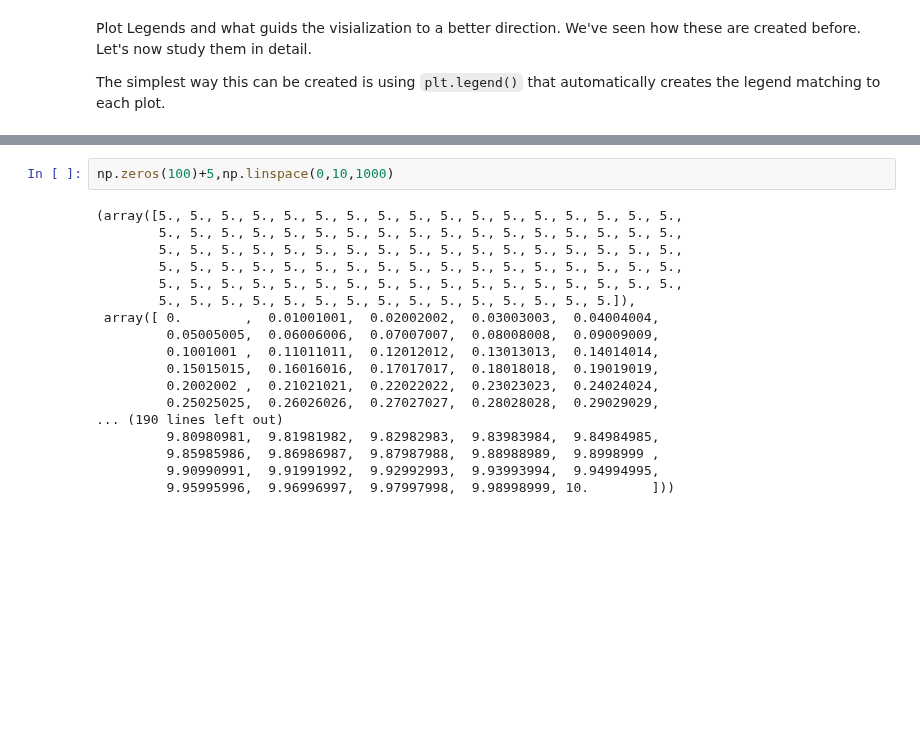
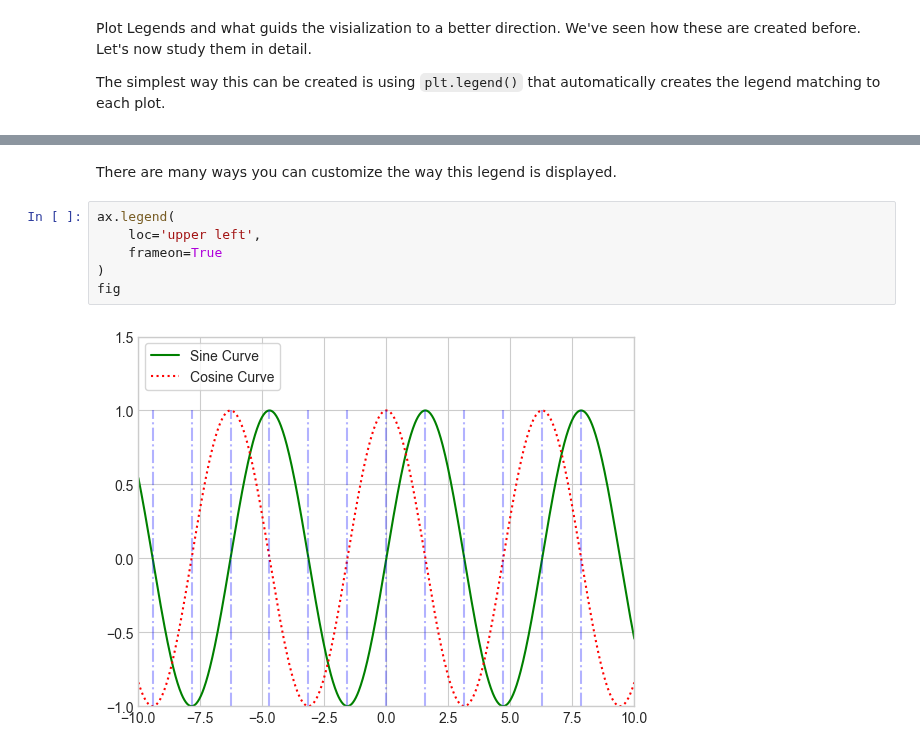
Before and after one commit to denis-james/Self-Learning, a Jupyter notebook: Matplotlib/6. Plot Legend Customization.ipynb, the cells around one changed output, grey strips where cells are left out. Saved outputs shown, nothing was run; the diff lists cells and outputs as text; blank space fills up the shorter version.

```diff
--- a/Matplotlib/6. Plot Legend Customization.ipynb
+++ b/Matplotlib/6. Plot Legend Customization.ipynb
@@ -23,20 +24,10 @@ ax.legend()
-# %%
-np.zeros(100)+5,np.linspace(0,10,1000)
-# %% [output]
-(array([5., 5., 5., 5., 5., 5., 5., 5., 5., 5., 5., 5., 5., 5., 5., 5., 5.,
-        5., 5., 5., 5., 5., 5., 5., 5., 5., 5., 5., 5., 5., 5., 5., 5., 5.,
-        5., 5., 5., 5., 5., 5., 5., 5., 5., 5., 5., 5., 5., 5., 5., 5., 5.,
-        5., 5., 5., 5., 5., 5., 5., 5., 5., 5., 5., 5., 5., 5., 5., 5., 5.,
-        5., 5., 5., 5., 5., 5., 5., 5., 5., 5., 5., 5., 5., 5., 5., 5., 5.,
-        5., 5., 5., 5., 5., 5., 5., 5., 5., 5., 5., 5., 5., 5., 5.]),
- array([ 0.        ,  0.01001001,  0.02002002,  0.03003003,  0.04004004,
-         0.05005005,  0.06006006,  0.07007007,  0.08008008,  0.09009009,
-         0.1001001 ,  0.11011011,  0.12012012,  0.13013013,  0.14014014,
-         0.15015015,  0.16016016,  0.17017017,  0.18018018,  0.19019019,
-         0.2002002 ,  0.21021021,  0.22022022,  0.23023023,  0.24024024,
-         0.25025025,  0.26026026,  0.27027027,  0.28028028,  0.29029029,
-... (190 lines left out)
-         9.80980981,  9.81981982,  9.82982983,  9.83983984,  9.84984985,
-         9.85985986,  9.86986987,  9.87987988,  9.88988989,  9.8998999 ,
-         9.90990991,  9.91991992,  9.92992993,  9.93993994,  9.94994995,
-         9.95995996,  9.96996997,  9.97997998,  9.98998999, 10.        ]))
+# %% [markdown]
+There are many ways you can customize the way this legend is displayed.
+# %%
+ax.legend(
+    loc='upper left',
+    frameon=True
+)
+fig
+# %% [output]
+[figure, added]
```
Also changed, not shown: parts of 5 cells of this notebook.
